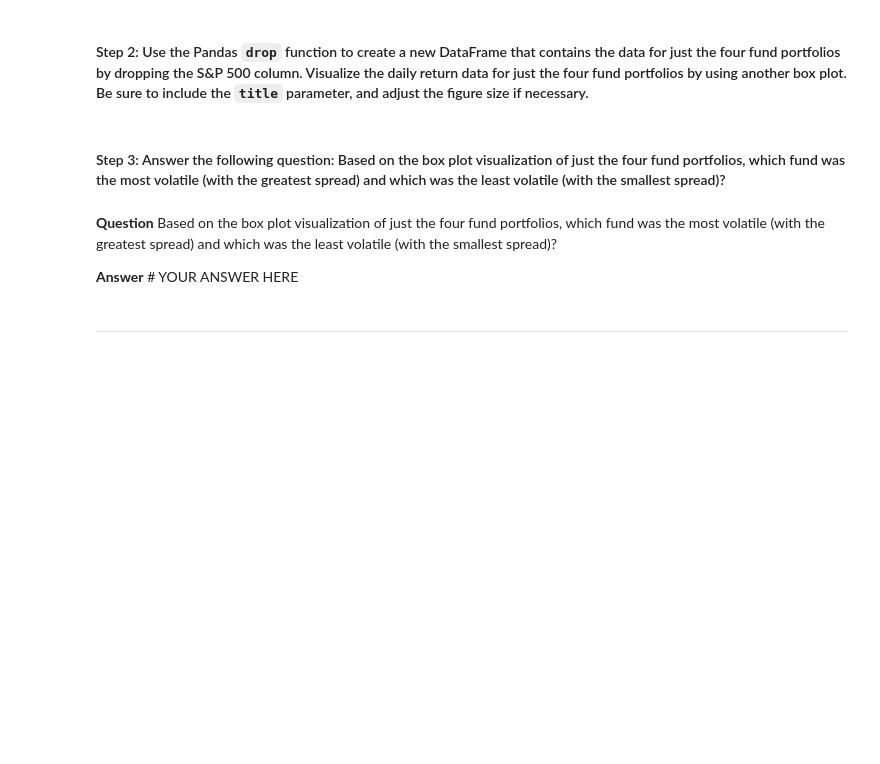
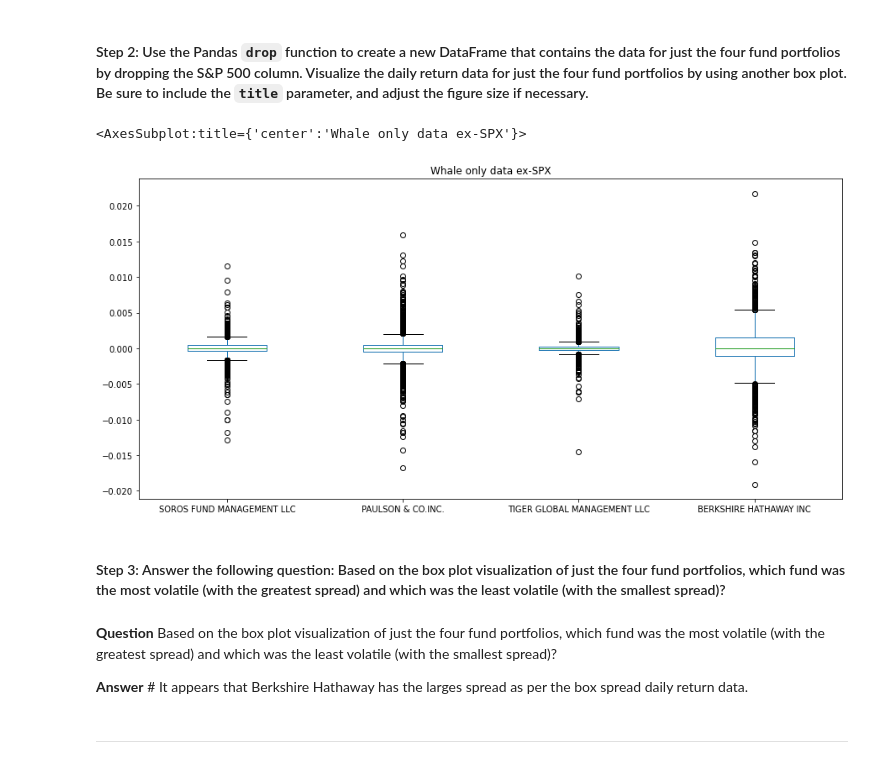
Before and after one commit to flyfishjay/challenge_week_4, a Jupyter notebook: risk_return_analysis.ipynb, the cells around one changed output. Saved outputs shown, nothing was run; the diff lists cells and outputs as text; code cells hidden in the pictures; blank space fills up the shorter version.

```diff
--- a/risk_return_analysis.ipynb
+++ b/risk_return_analysis.ipynb
@@ -221,14 +220,20 @@ Analyze the volatility of each of the four fund portfolios and of the S&P 500 In
 # %%
 # Create a new DataFrame containing only the 4 fund portfolios by dropping the S&P 500 column from the DataFrame
 # Create box plots to reflect the return data for only the 4 fund portfolios
 # Include a title parameter and adjust the figure size
-# YOUR CODE HERE
+
+whales_only = whale_daily_returns.drop(['S&P 500'], axis = 1)
+
+whales_only.plot(kind = 'box', figsize =(15, 7), title = 'Whale only data ex-SPX')
+# %% [output]
+<AxesSubplot:title={'center':'Whale only data ex-SPX'}>
+[figure, added]
 # %% [markdown]
 #### Step 3: Answer the following question: Based on the box plot visualization of just the four fund portfolios, which fund was the most volatile (with the greatest spread) and which was the least volatile (with the smallest spread)?
 # %% [markdown]
 **Question** Based on the box plot visualization of just the four fund portfolios, which fund was the most volatile (with the greatest spread) and which was the least volatile (with the smallest spread)?
 
-**Answer** # YOUR ANSWER HERE
+**Answer** # It appears that Berkshire Hathaway has the larges spread as per the box spread daily return data.
 # %% [markdown]
 ---
 # %% [markdown]
```
Also changed, not shown: parts of 15 cells of this notebook.
